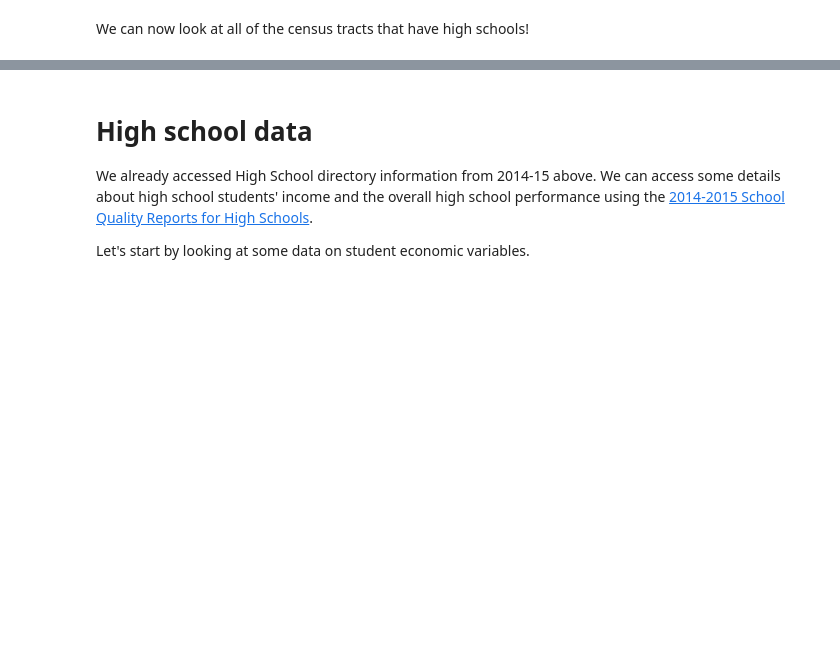
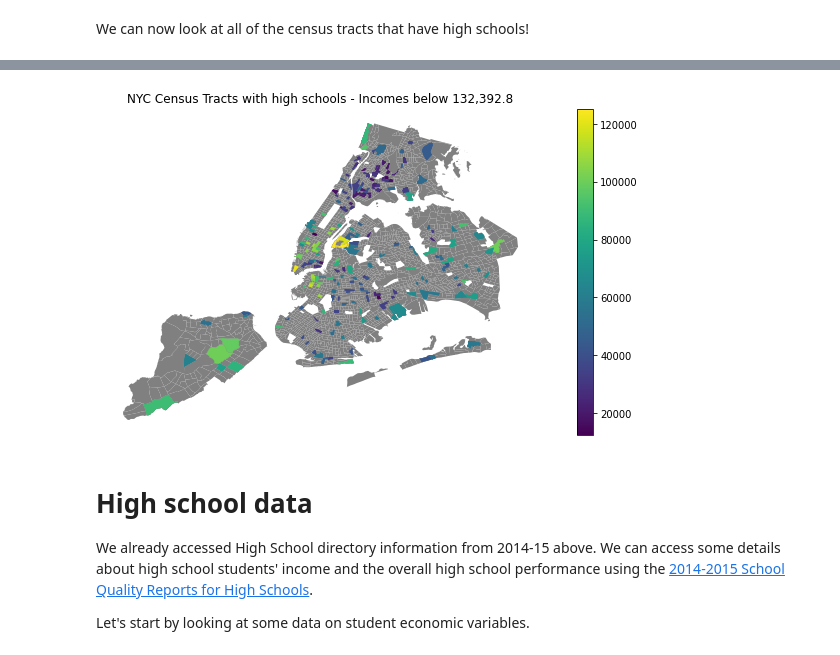
Before and after one commit to tara-sullivan/nyc_high_school_outcomes, a Jupyter notebook: NYC High Schol Outcomes.ipynb, the cells around one changed output, grey strips where cells are left out. Cells and saved outputs as stored; diff of their text form; code cells hidden in the pictures; blank space fills up the shorter version.

```diff
--- a/NYC High Schol Outcomes.ipynb
+++ b/NYC High Schol Outcomes.ipynb
@@ -315,6 +367,7 @@ dbn_census_df = pd.merge(hs_tract, census_df, how='left', on=['tract', 'boro'])
 We can now look at all of the census tracts that have high schools!
 # %%
 dbn_shp = pd.merge(tracts_shp, dbn_census_df, on=['tract', 'boro'])
+dbn_shp.loc[dbn_shp['med_hh_inc'] == -666666666] = np.nan
 
 city_map = folium.Map(location=[40.738, -73.98], zoom_start=11)
 for _, r in dbn_shp.iterrows():
@@ -329,6 +382,23 @@ for _, r in dbn_shp.iterrows():
 city_map
 # %% [output]
 [interactive output not drawn]
+# %%
+pct = census_map['med_hh_inc'].quantile(.98)
+
+fig, ax = plt.subplots(figsize=(14, 6))
+
+census_map['geometry'].plot(ax=ax, color='gray')
+dbn_shp['geometry'].plot(ax=ax, color='gray')
+
+dbn_shp.loc[
+    (dbn_shp['med_hh_inc'] <= pct)].plot(column='med_hh_inc', ax=ax, legend=True)
+
+ax.set_title('NYC Census Tracts with high schools - Incomes below {inc:,}'.format(inc=round(pct,2)))
+ax.set_axis_off()
+
+plt.show()
+# %% [output]
+[figure, added]
 # %% [markdown]
 # High school data
 
```
Also changed, not shown: parts of 11 cells of this notebook, 3 other files.
